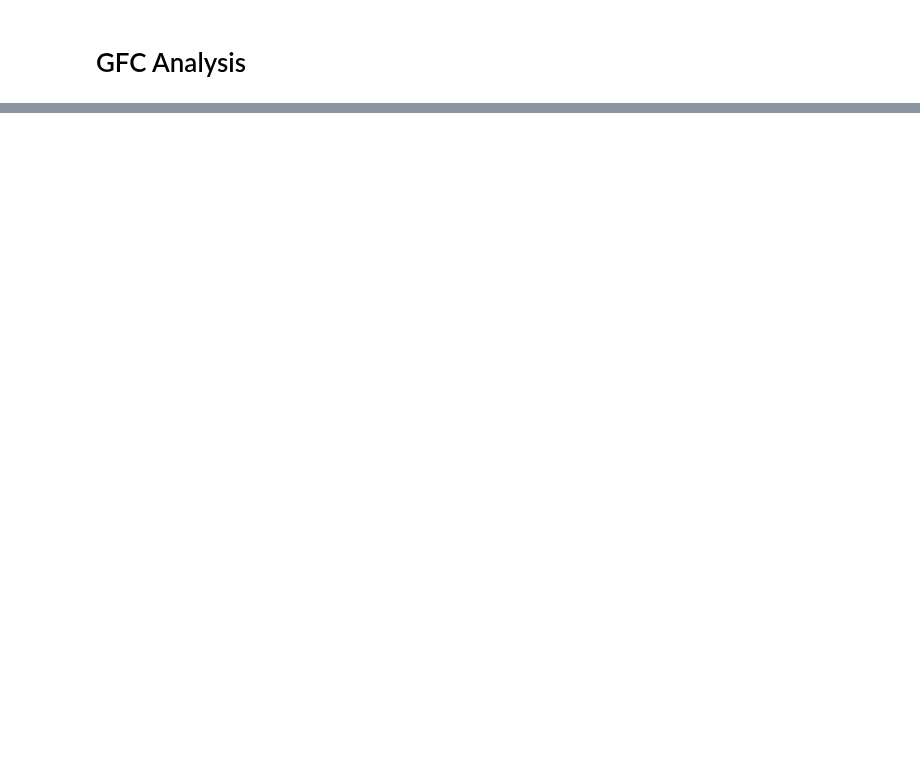
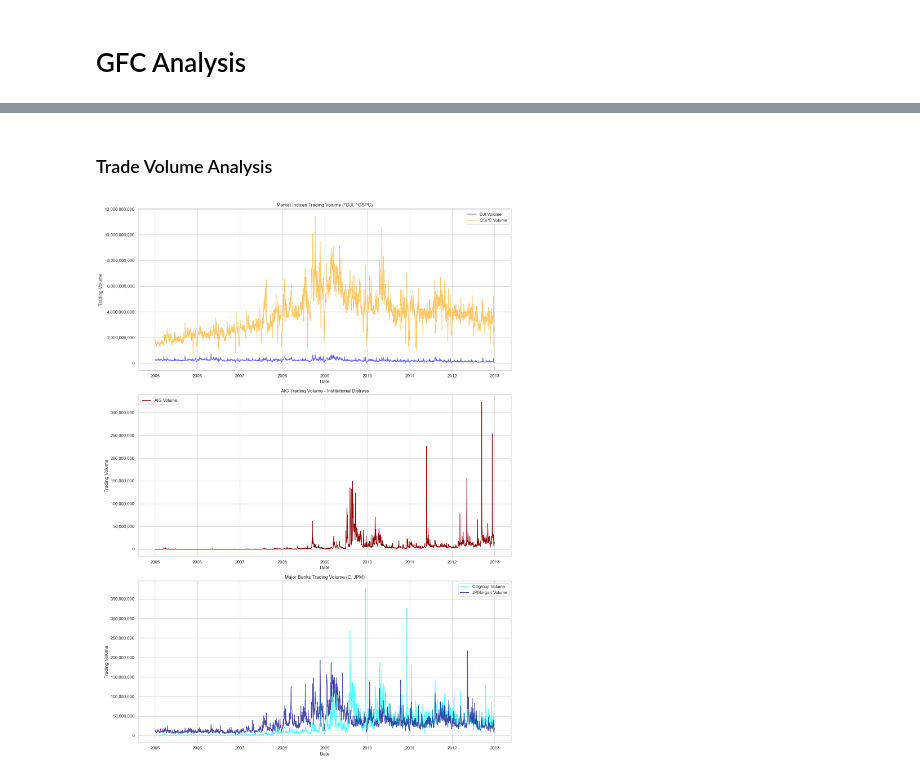
Before and after one commit to ChowchowWorks/DataBusters, a Jupyter notebook: src/gfc_analysis.ipynb, the cells around one changed output, grey strips where cells are left out. Cells and saved outputs as stored; diff of their text form; code cells hidden in the pictures; blank space fills up the shorter version.

```diff
--- a/src/gfc_analysis.ipynb
+++ b/src/gfc_analysis.ipynb
@@ -67,0 +79,45 @@ All datasets loaded and plotted successfully.
+# %% [markdown]
+### Trade Volume Analysis
+# %%
+def load_volume_data(filepath):
+    # Stock/Index CSVs have 3 header rows.
+    # Date is the first column, Volume is the sixth column.
+    df = pd.read_csv(filepath, skiprows=3, names=['Date', 'Close', 'High', 'Low', 'Open', 'Volume'])
+    df['Date'] = pd.to_datetime(df['Date'])
+    df = df.set_index('Date')
+    df['Volume'] = pd.to_numeric(df['Volume'], errors='coerce')
+    return df['Volume']
+# 1. Load volume data for all assets
+dji_vol = load_volume_data("../data/^DJI.csv")
+gspc_vol = load_volume_data("../data/^GSPC.csv")
+vix_vol = load_volume_data("../data/^VIX.csv")
+aig_vol = load_volume_data("../data/AIG.csv")
+c_vol = load_volume_data("../data/C.csv")
+jpm_vol = load_volume_data("../data/JPM.csv")
+# 2. Create multi-panel plot for volume analysis
+fig, axes = plt.subplots(3, 1, figsize=(15, 20))
+# Panel 1: Market Indices Volume
+axes[0].plot(dji_vol, label='DJI Volume', color='blue', alpha=0.6)
+axes[0].plot(gspc_vol, label='GSPC Volume', color='orange', alpha=0.6)
+axes[0].set_ylabel('Trading Volume')
+axes[0].set_title('Market Indices Trading Volume (^DJI, ^GSPC)')
+axes[0].legend()
+# Panel 2: AIG Volume (Separate to highlight scale)
+axes[1].plot(aig_vol, label='AIG Volume', color='darkred')
+axes[1].set_ylabel('Trading Volume')
+axes[1].set_title('AIG Trading Volume - Institutional Distress')
+axes[1].legend()
+# Panel 3: Citigroup and JPMorgan Volume
+axes[2].plot(c_vol, label='Citigroup Volume', color='cyan', alpha=0.7)
+axes[2].plot(jpm_vol, label='JPMorgan Volume', color='navy', alpha=0.7)
+axes[2].set_ylabel('Trading Volume')
+axes[2].set_title('Major Banks Trading Volume (C, JPM)')
+axes[2].legend()
+# Formatting: Ensure every plot has an x-axis and readable labels
+for ax in axes:
+    ax.set_xlabel('Date')
+    ax.yaxis.set_major_formatter(plt.FuncFormatter(lambda x, p: format(int(x), ',')))
+plt.tight_layout()
+plt.show()
+# %% [output]
+[figure, added]
```
Also changed, not shown: parts of 9 cells of this notebook.
